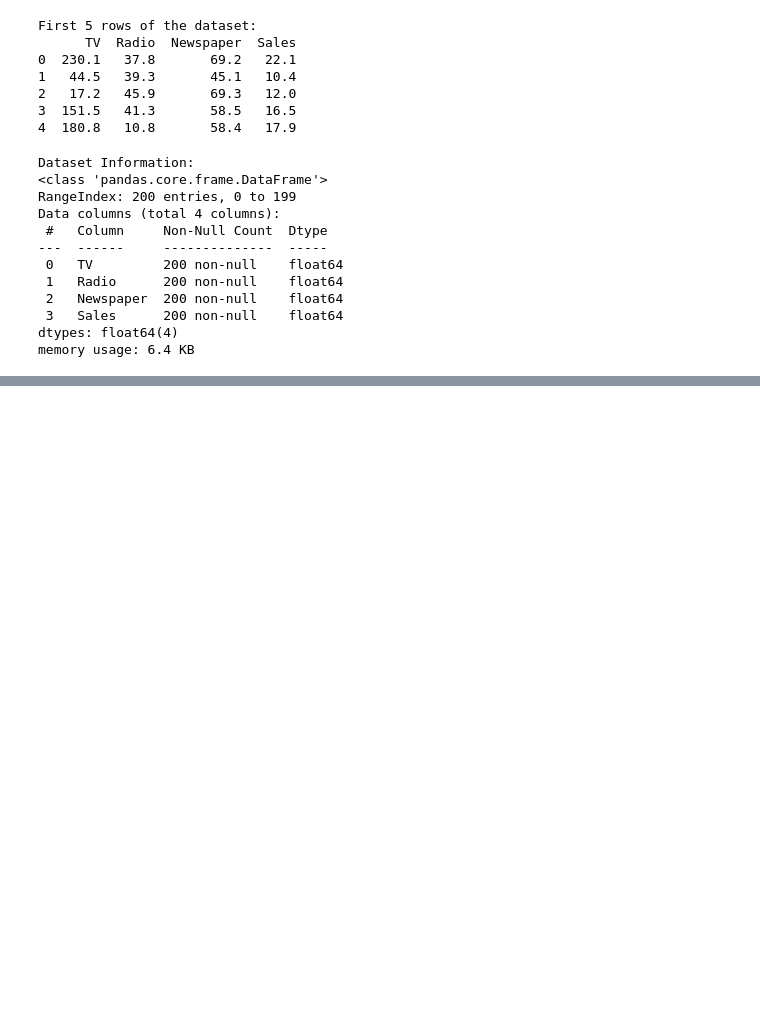
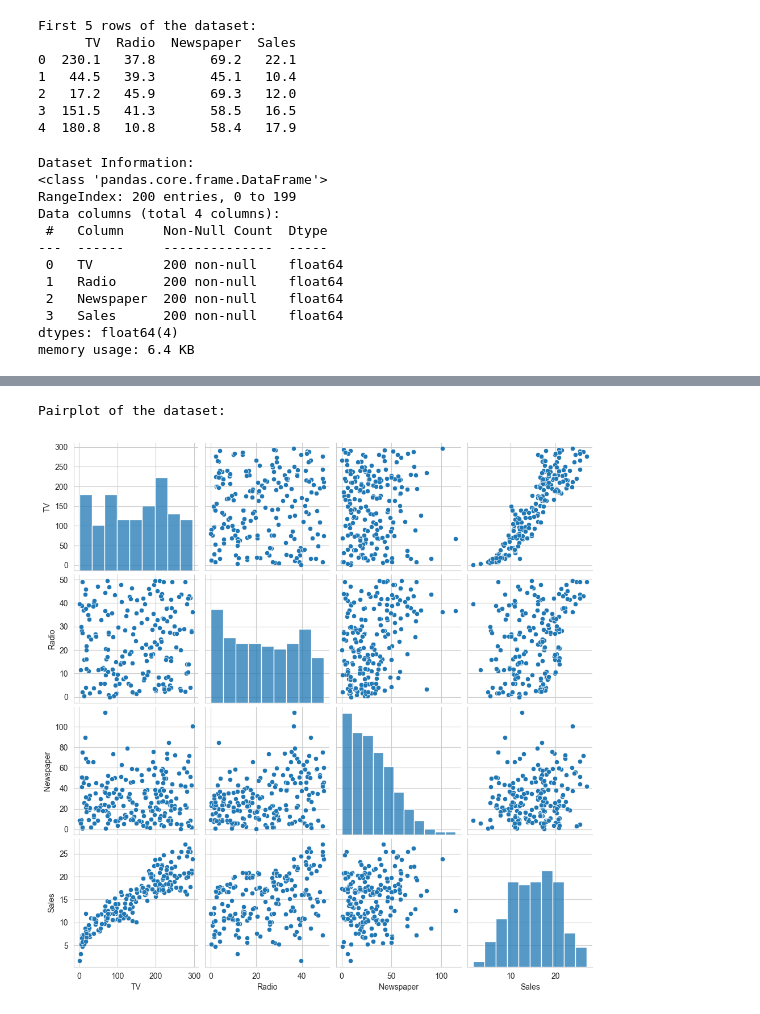
Before and after one commit to heshsandaru/Machine-Learning, a Jupyter notebook: week-02/advertising_sales_prediction.ipynb, the cells around one changed output, grey strips where cells are left out. Drawn from its saved outputs; the diff is of its cells as text; code cells hidden in the pictures; blank space fills up the shorter version.

Commit message:
implemet pairplot

```diff
--- a/week-02/advertising_sales_prediction.ipynb
+++ b/week-02/advertising_sales_prediction.ipynb
@@ -68,0 +75,9 @@ memory usage: 6.4 KB
+# %%
+# Create a pairplot to see relationships between variables
+# We are looking for a linear relationship between our features (TV, Radio, Newspaper) and our target (Sales)
+print("\nPairplot of the dataset:")
+sns.pairplot(df)
+plt.show()
+# %% [output]
+Pairplot of the dataset:
+[figure, added]
```
Also changed, not shown: parts of 1 cell of this notebook.
